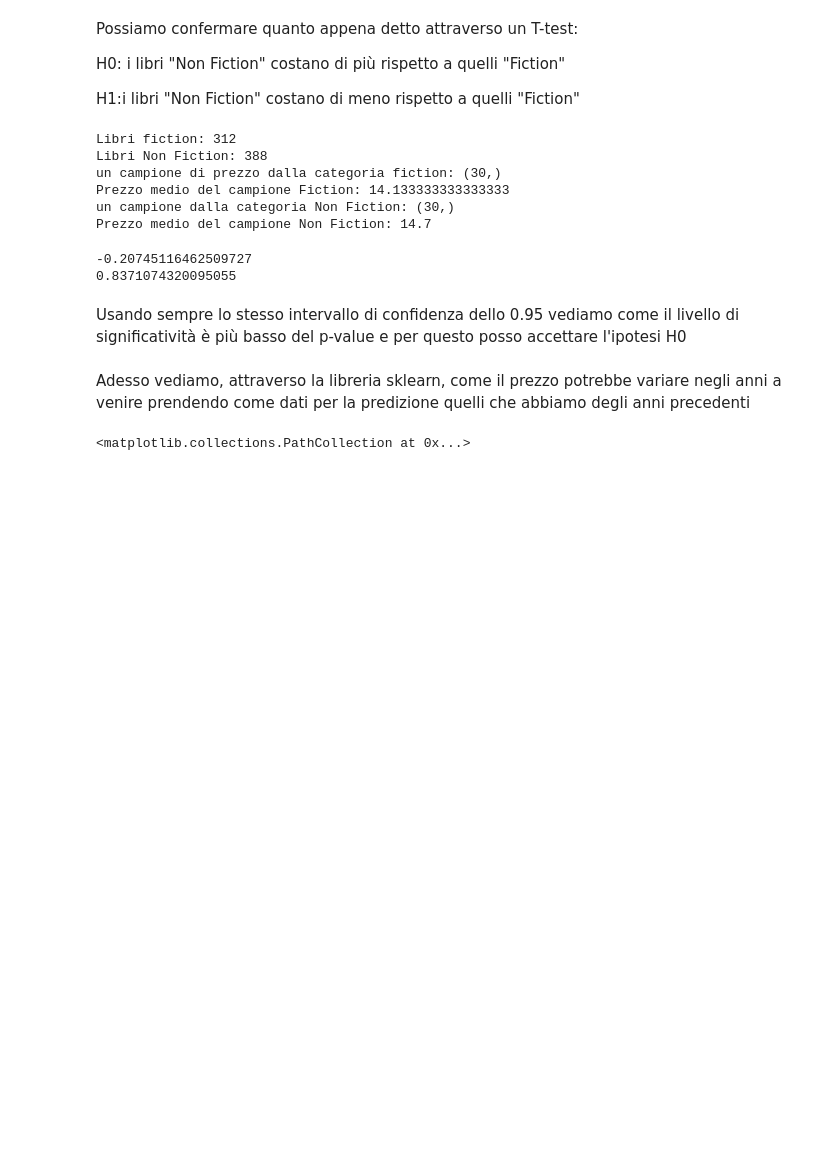
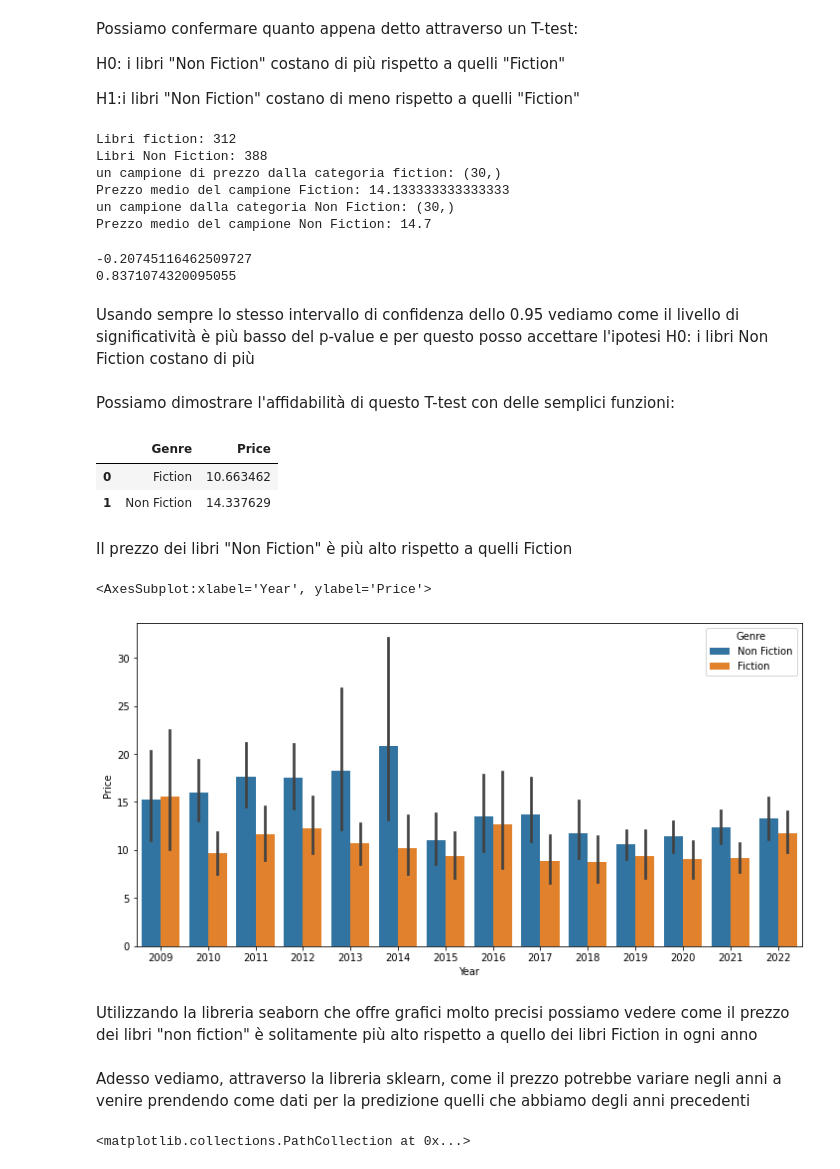
Before and after one commit to Nenne2000/BestSellerAmazon_Notebook, a Jupyter notebook: Notebook.ipynb, the cells around one changed output. Drawn from its saved outputs; the diff is of its cells as text; code cells hidden in the pictures; blank space fills up the shorter version.

```diff
--- a/Notebook.ipynb
+++ b/Notebook.ipynb
@@ -416,7 +341,25 @@ print(p_value)
 -0.20745116462509727
 0.8371074320095055
 # %% [markdown]
-Usando sempre lo stesso intervallo di confidenza dello 0.95 vediamo come il livello di significatività è più basso del p-value e per questo posso accettare l'ipotesi H0
+Usando sempre lo stesso intervallo di confidenza dello 0.95 vediamo come il livello di significatività è più basso del p-value e per questo posso accettare l'ipotesi H0: i libri Non Fiction costano di più
+# %% [markdown]
+Possiamo dimostrare l'affidabilità di questo T-test con delle semplici funzioni:
+# %%
+book.groupby('Genre')[['Price']].mean().reset_index()
+# %% [output]
+|  | Genre | Price |
+| 0 | Fiction | 10.663462 |
+| 1 | Non Fiction | 14.337629 |
+# %% [markdown]
+Il prezzo dei libri "Non Fiction" è più alto rispetto a quelli Fiction
+# %%
+plt.figure(figsize=(12,6))
+sns.barplot(data=book, x='Year', y='Price', hue='Genre')
+# %% [output]
+<AxesSubplot:xlabel='Year', ylabel='Price'>
+[figure, added]
+# %% [markdown]
+Utilizzando la libreria seaborn che offre grafici molto precisi possiamo vedere come il prezzo dei libri "non fiction" è solitamente più alto rispetto a quello dei libri Fiction in ogni anno
 # %% [markdown]
 Adesso vediamo, attraverso la libreria sklearn, come il prezzo potrebbe variare negli anni a venire prendendo come dati per la predizione quelli che abbiamo degli anni precedenti
 # %%
```
Also changed, not shown: parts of 68 cells of this notebook.
